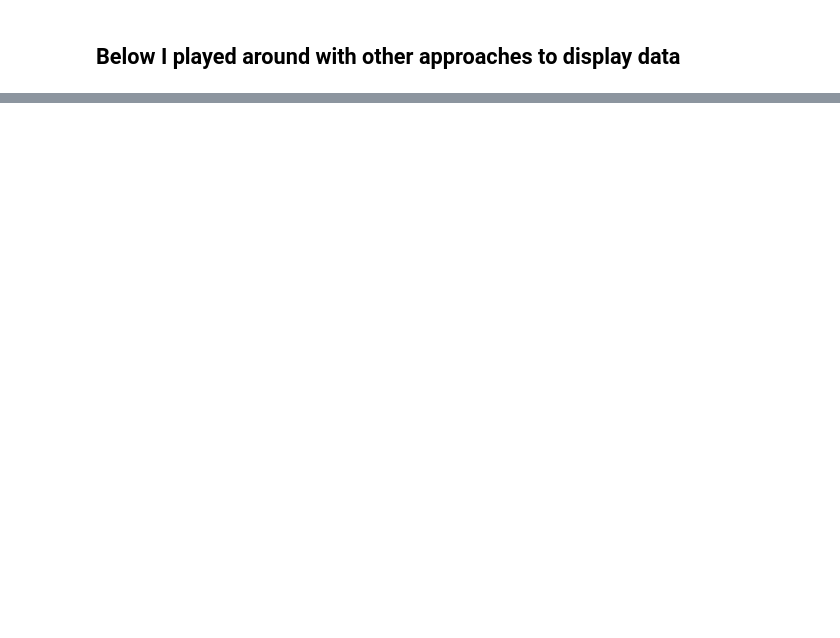
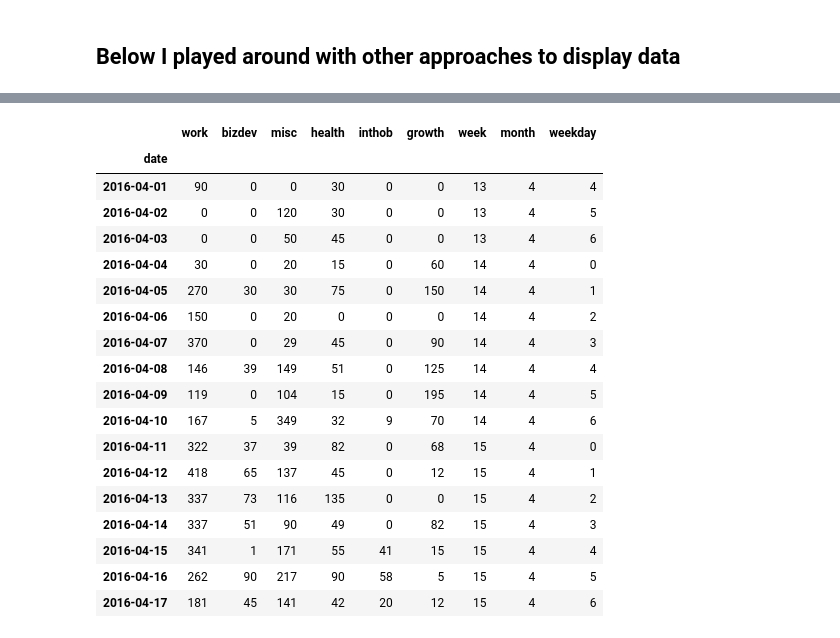
Before and after one commit to oryoruk/time_use, a Jupyter notebook: time_use.ipynb, the cells around one changed output, grey strips where cells are left out. Drawn from its saved outputs; the diff is of its cells as text; code cells hidden in the pictures; blank space fills up the shorter version.

```diff
--- a/time_use.ipynb
+++ b/time_use.ipynb
@@ -219,0 +225,22 @@ time_use.groupby(time_use.week).sum()
+# %%
+time_use
+# %% [output]
+|  | work | bizdev | misc | health | inthob | growth | week | month | weekday |
+| date |  |  |  |  |  |  |  |  |  |
+| 2016-04-01 | 90 | 0 | 0 | 30 | 0 | 0 | 13 | 4 | 4 |
+| 2016-04-02 | 0 | 0 | 120 | 30 | 0 | 0 | 13 | 4 | 5 |
+| 2016-04-03 | 0 | 0 | 50 | 45 | 0 | 0 | 13 | 4 | 6 |
+| 2016-04-04 | 30 | 0 | 20 | 15 | 0 | 60 | 14 | 4 | 0 |
+| 2016-04-05 | 270 | 30 | 30 | 75 | 0 | 150 | 14 | 4 | 1 |
+| 2016-04-06 | 150 | 0 | 20 | 0 | 0 | 0 | 14 | 4 | 2 |
+| 2016-04-07 | 370 | 0 | 29 | 45 | 0 | 90 | 14 | 4 | 3 |
+| 2016-04-08 | 146 | 39 | 149 | 51 | 0 | 125 | 14 | 4 | 4 |
+| 2016-04-09 | 119 | 0 | 104 | 15 | 0 | 195 | 14 | 4 | 5 |
+| 2016-04-10 | 167 | 5 | 349 | 32 | 9 | 70 | 14 | 4 | 6 |
+| 2016-04-11 | 322 | 37 | 39 | 82 | 0 | 68 | 15 | 4 | 0 |
+| 2016-04-12 | 418 | 65 | 137 | 45 | 0 | 12 | 15 | 4 | 1 |
+| 2016-04-13 | 337 | 73 | 116 | 135 | 0 | 0 | 15 | 4 | 2 |
+| 2016-04-14 | 337 | 51 | 90 | 49 | 0 | 82 | 15 | 4 | 3 |
+| 2016-04-15 | 341 | 1 | 171 | 55 | 41 | 15 | 15 | 4 | 4 |
+| 2016-04-16 | 262 | 90 | 217 | 90 | 58 | 5 | 15 | 4 | 5 |
+| 2016-04-17 | 181 | 45 | 141 | 42 | 20 | 12 | 15 | 4 | 6 |
```
Also changed, not shown: parts of 21 cells of this notebook.
